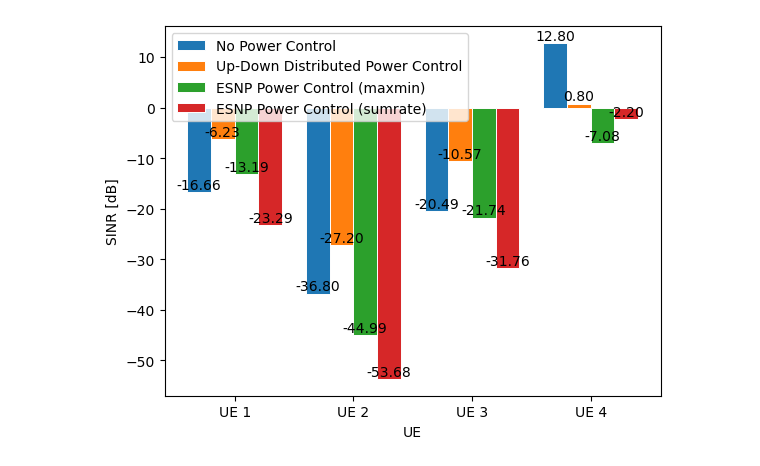
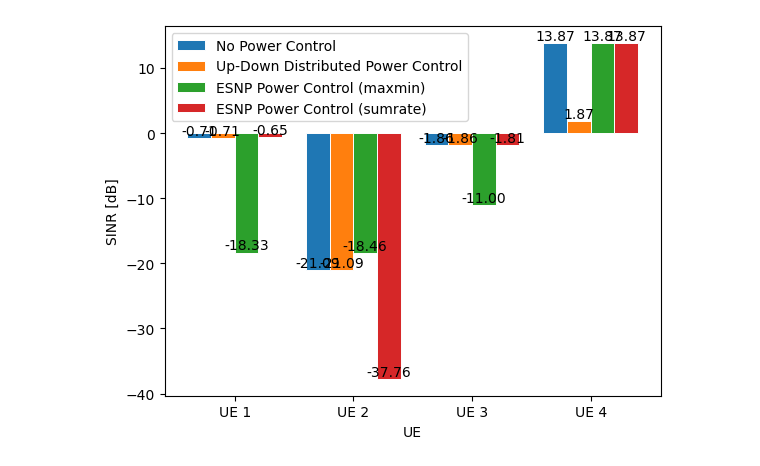
Before and after one commit to matheusdcarneiro/intro-wireless-part3, a Jupyter notebook: exercise9.ipynb, the cells around one changed output. Saved outputs shown, nothing was run; the diff lists cells and outputs as text; code cells hidden in the pictures.

```diff
--- a/exercise9.ipynb
+++ b/exercise9.ipynb
@@ -410,7 +417,7 @@ mp_std = 1 / np.sqrt(2)
 p_max = 30 # [dBm]
 p_min = 0 # [dBm]
 
-total_time = 100
+total_time = 300
 
 step = 1 # [dBm]
 sinr_target = 1 # [dB]
@@ -572,6 +583,9 @@ class Simulation_noiselimited:
         self.total_EE_ud = np.zeros(seeds)
         self.total_EE_maxmin = np.zeros(seeds)
         self.total_EE_sumrate = np.zeros(seeds)
+
+        self.sumrate_evolution = np.zeros((total_time, seeds))
+        self.maxmin_evolution = np.zeros((total_time, seeds))
 
     def simulate(self):
 
@@ -627,11 +641,13 @@ class Simulation_noiselimited:
             sumrate_power = sumrate[0]
             self.each_power_evolution_sumrate[:, :, seed] = sumrate[1]
             self.each_sinr_evolution_sumrate[:, :, seed] = sumrate[2]
+            self.sumrate_evolution[:, seed] = sumrate[3]
 
             maxmin = esnp_maxmin(random_matrix, p_max, p_min, step, 10, 0.5, total_time, noise_p)
             maxmin_power = maxmin[0]
             self.each_power_evolution_maxmin[:, :, seed] = maxmin[1]
             self.each_sinr_evolution_maxmin[:, :, seed] = maxmin[2]
+            self.maxmin_evolution[:, seed] = maxmin[3]
 
             # SINR
 
@@ -722,55 +718,53 @@ y = [4.8, 5.5, 3.5, 4.6, 6.5, 6.6, 2.6, 3.0]
 fig, ax = plt.subplots()
 
 npc_pow_medians = np.array([
-    np.percentile(sim_noise.total_sinr_npc, 60),
-    np.percentile(sim_noise.total_sinr_npc, 5),
-    np.percentile(sim_noise.total_sinr_npc, 40),
-    np.percentile(sim_noise.total_sinr_npc, 80)
+    sim_noise.total_sinr_npc[0][0],
+    sim_noise.total_sinr_npc[1][0],
+    sim_noise.total_sinr_npc[2][0],
+    sim_noise.total_sinr_npc[3][0]
 ])
 
 ud_pow_medians = np.array([
-    np.percentile(sim_noise.total_sinr_ud, 60),
-    np.percentile(sim_noise.total_sinr_ud, 5),
-    np.percentile(sim_noise.total_sinr_ud, 40),
-    np.percentile(sim_noise.total_sinr_ud, 80)
+    sim_noise.total_sinr_ud[0][0],
+    sim_noise.total_sinr_ud[1][0],
+    sim_noise.total_sinr_ud[2][0],
+    sim_noise.total_sinr_ud[3][0]
 ])
 
 maxmin_pow_medians = np.array([
-    np.percentile(sim_noise.total_sinr_maxmin, 60),
-    np.percentile(sim_noise.total_sinr_maxmin, 5),
-    np.percentile(sim_noise.total_sinr_maxmin, 40),
-    np.percentile(sim_noise.total_sinr_maxmin, 80)
+    sim_noise.total_sinr_maxmin[0][0],
+    sim_noise.total_sinr_maxmin[1][0],
+    sim_noise.total_sinr_maxmin[2][0],
+    sim_noise.total_sinr_maxmin[3][0]
 ])
 
 sumrate_pow_medians = np.array([
-    np.percentile(sim_noise.total_sinr_sumrate, 60),
-    np.percentile(sim_noise.total_sinr_sumrate, 5),
-    np.percentile(sim_noise.total_sinr_sumrate, 40),
-    np.percentile(sim_noise.total_sinr_sumrate, 80)
+    sim_noise.total_sinr_sumrate[0][0],
+    sim_noise.total_sinr_sumrate[1][0],
+    sim_noise.total_sinr_sumrate[2][0],
+    sim_noise.total_sinr_sumrate[3][0]
 ])
-
 
 xs = np.arange(4)
 width_ = 0.2
 
 bars1 = ax.bar(xs - width_*1.5, npc_pow_medians, width=width_, edgecolor="white", linewidth=0.7, label='No Power Control')
 bars2 = ax.bar(xs - width_*0.5, ud_pow_medians, width=width_, edgecolor="white", linewidth=0.7, label='Up-Down Distributed Power Control')
 bars3 = ax.bar(xs + width_*0.5, maxmin_pow_medians, width=width_, edgecolor="white", linewidth=0.7, label='ESNP Power Control (maxmin)')
 bars4 = ax.bar(xs + width_*1.5, sumrate_pow_medians, width=width_, edgecolor="white", linewidth=0.7, label='ESNP Power Control (sumrate)')
 
 for bars in [bars1, bars2, bars3, bars4]:
     for bar in bars:
         height = bar.get_height()
         ax.text(bar.get_x() + bar.get_width() / 2, height, f'{height:.2f}', ha='center', va='bottom')
 
-
 x_labels = ['UE 1', 'UE 2', 'UE 3', 'UE 4']
 ax.set_ylabel('SINR [dB]')
 ax.set_xlabel('UE')
 ax.set_xticks(xs)
 ax.set_xticklabels(x_labels)
 ax.legend(loc='upper left')
 
 plt.savefig('SINR_noise-limited_esnp.jpeg')
 # %% [output]
-[figure, old version]
+[figure, new version]
```
Also changed, not shown: parts of 29 cells of this notebook, 27 other files.
